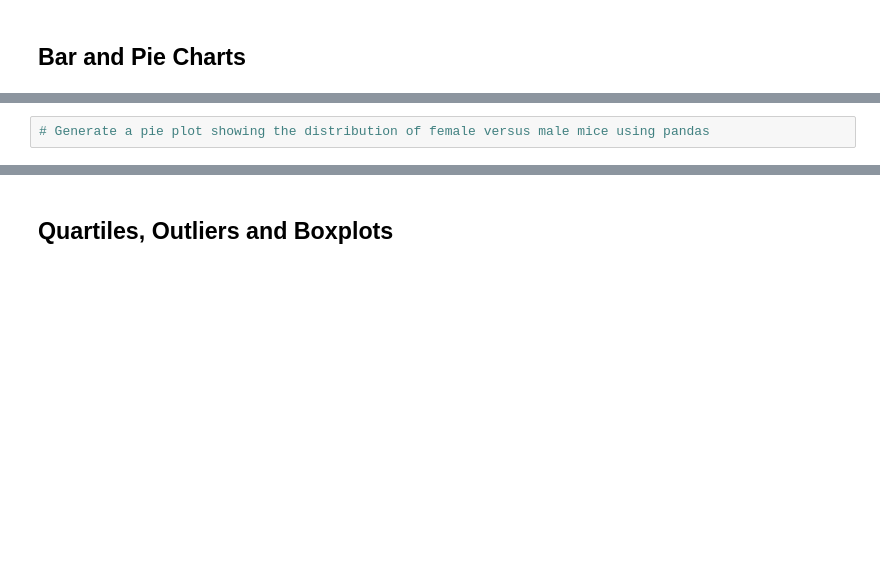
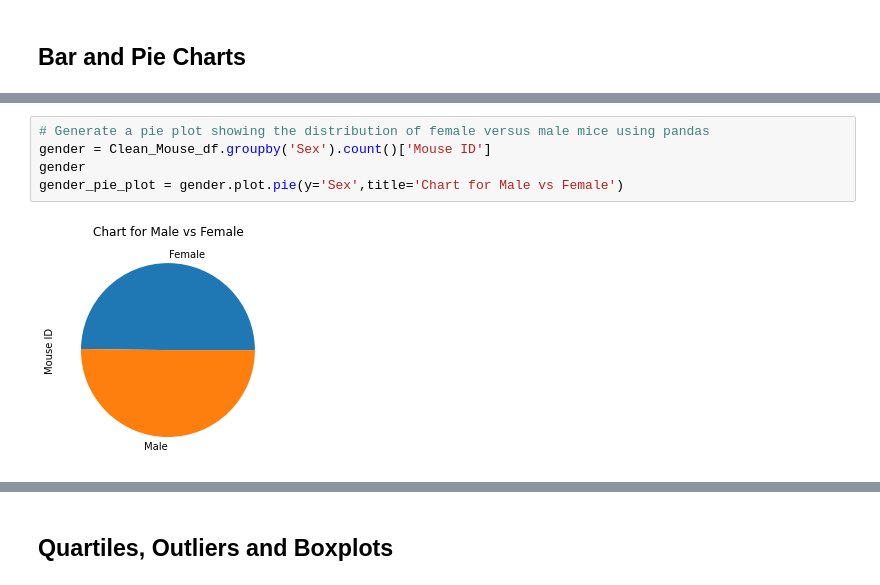
Before and after one commit to jeawills/Matplotlib_challenge, a Jupyter notebook: Case/Pymaceuticals-checkpoint.ipynb, the cells around one changed output, grey strips where cells are left out. Saved outputs shown, nothing was run; the diff lists cells and outputs as text; blank space fills up the shorter version.

```diff
--- a/Case/Pymaceuticals-checkpoint.ipynb
+++ b/Case/Pymaceuticals-checkpoint.ipynb
@@ -51,4 +284,9 @@ study_results = pd.read_csv(study_results_path)
 # %%
 # Generate a pie plot showing the distribution of female versus male mice using pandas
+gender = Clean_Mouse_df.groupby('Sex').count()['Mouse ID']
+gender
+gender_pie_plot = gender.plot.pie(y='Sex',title='Chart for Male vs Female')
+# %% [output]
+[figure, added]
 # %%
 # Generate a pie plot showing the distribution of female versus male mice using pyplot
```
Also changed, not shown: parts of 50 cells of this notebook.
